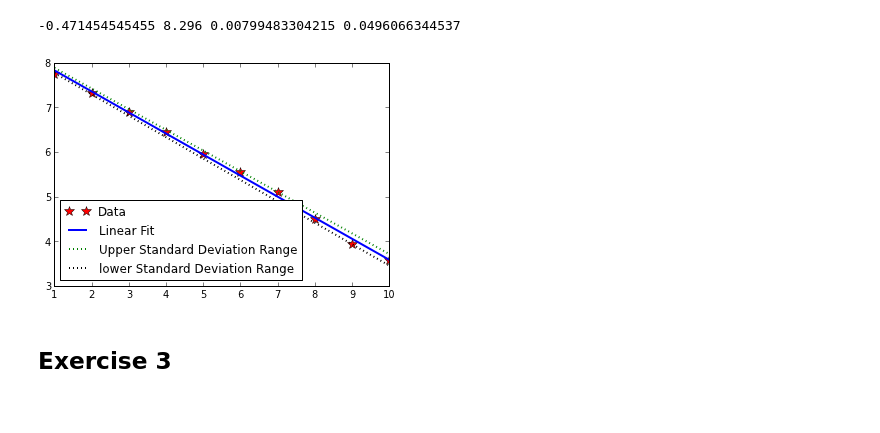
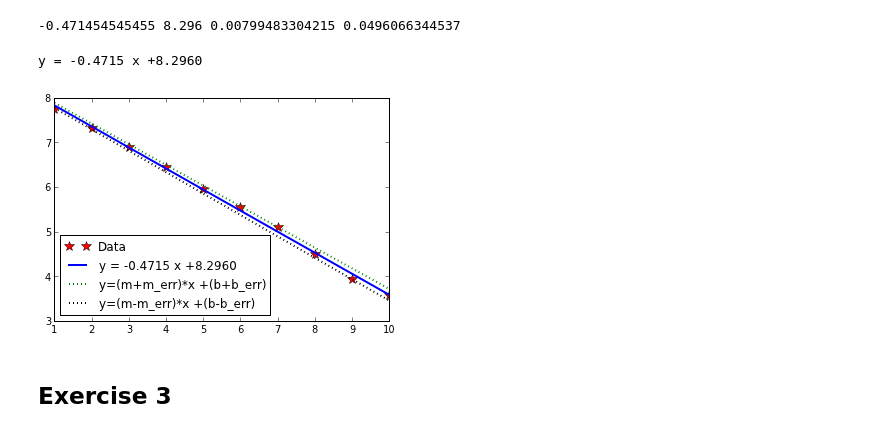
Before and after one commit to npilgram/PHYS202-S13, a Jupyter notebook: Week9/DataIO-LinearRegression.ipynb, the cells around one changed output. Saved outputs shown, nothing was run; the diff lists cells and outputs as text; code cells hidden in the pictures.

```diff
--- a/Week9/DataIO-LinearRegression.ipynb
+++ b/Week9/DataIO-LinearRegression.ipynb
@@ -131,16 +131,22 @@ print m,b,m_err,b_err
 f = lambda x: m*x+b
 f_plus =  lambda x: (m+m_err)*x +(b+b_err)
 f_mins = lambda x: (m-m_err)*x +(b-b_err)
+# %%
+FitLabel="y = %.4f x +%.4f" %(m,b)
+
+print FitLabel
+# %% [output]
+y = -0.4715 x +8.2960
 # %%
 plot(x,y,'r*',markersize=10,label='Data')
-plot(x,f(x), lw=2, label='Linear Fit')
-plot(x, f_plus(x), 'g:', lw=2, label='Upper Standard Deviation Range')
-plot(x, f_mins(x), 'k:', lw=2, label='lower Standard Deviation Range')
+plot(x,f(x), lw=2, label=FitLabel)
+plot(x, f_plus(x), 'g:', lw=2, label='y=(m+m_err)*x +(b+b_err)')
+plot(x, f_mins(x), 'k:', lw=2, label='y=(m-m_err)*x +(b-b_err)')
 linelabel="y = %.4f x + %.4f" % (m,b)
 legend(loc='lower left')
 show()
 # %% [output]
-[figure, old version]
+[figure, new version]
 # %% [markdown]
 Exercise 3
 ---
```
Also changed, not shown: parts of 4 cells of this notebook.
